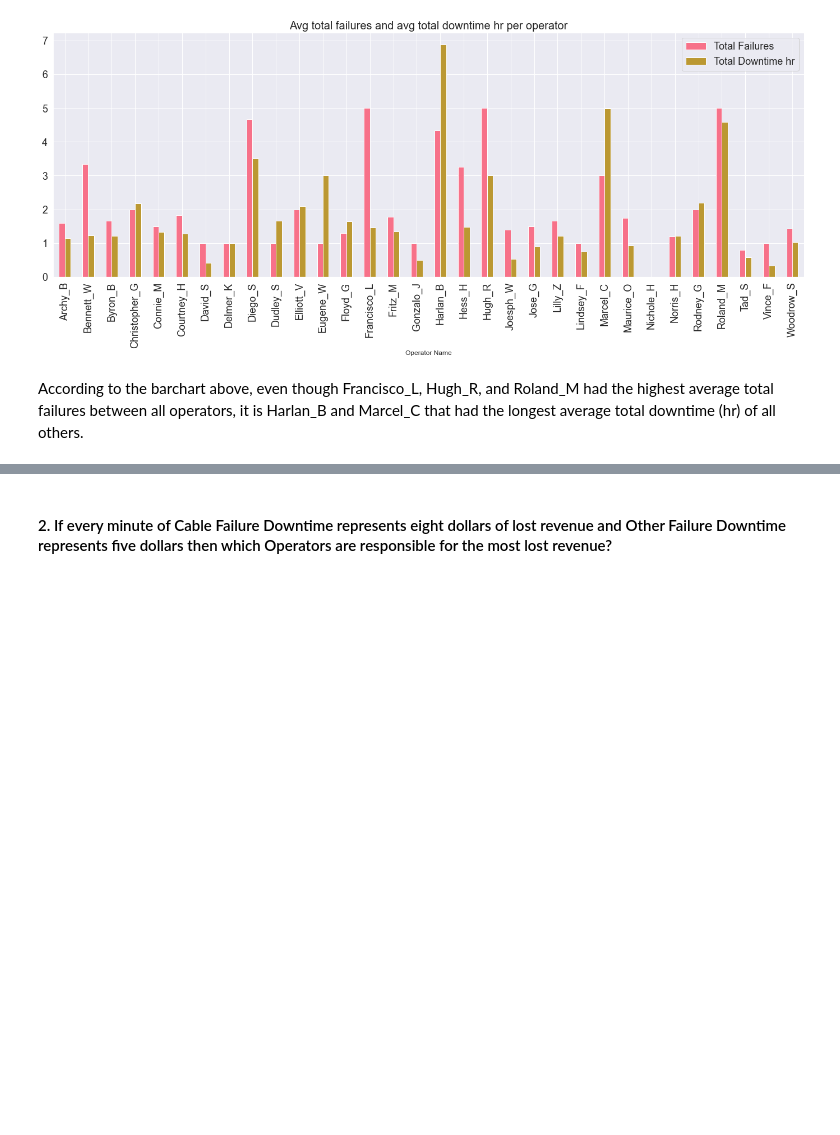
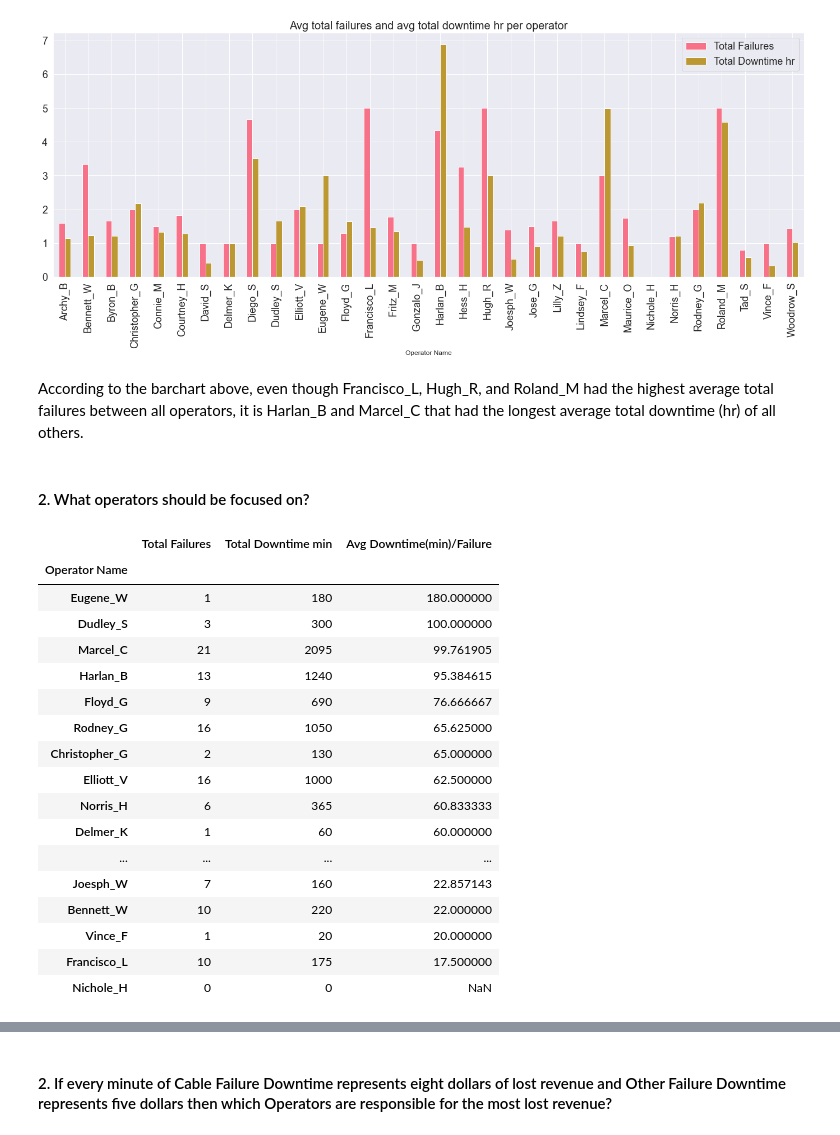
Before and after one commit to vilandao/analytics_onboarding, a Jupyter notebook: Exploration.ipynb, the cells around one changed output, grey strips where cells are left out. Cells and saved outputs as stored; diff of their text form; code cells hidden in the pictures; blank space fills up the shorter version.

```diff
--- a/Exploration.ipynb
+++ b/Exploration.ipynb
@@ -528,3 +530,33 @@ plt.show()
 [figure]
 # %% [markdown]
 According to the barchart above, even though Francisco_L, Hugh_R, and Roland_M had the highest average total failures between all operators, it is Harlan_B and Marcel_C that had the longest average total downtime (hr) of all others.
+# %% [markdown]
+#### 2. What operators should be focused on?
+# %%
+# create avg downtime/failure metric for each operator
+operator_dt_per_fl = combined_df[['Operator Name', 'Total Failures', 'Total Downtime min']]
+
+operator_dt_per_fl = operator_dt_per_fl.groupby('Operator Name')[['Total Failures','Total Downtime min']].sum()
+
+operator_dt_per_fl['Avg Downtime(min)/Failure'] = operator_dt_per_fl['Total Downtime min']/ operator_dt_per_fl['Total Failures']
+
+operator_dt_per_fl.sort_values(by = 'Avg Downtime(min)/Failure', ascending = False)
+# %% [output]
+|  | Total Failures | Total Downtime min | Avg Downtime(min)/Failure |
+| Operator Name |  |  |  |
+| Eugene_W | 1 | 180 | 180.000000 |
+| Dudley_S | 3 | 300 | 100.000000 |
+| Marcel_C | 21 | 2095 | 99.761905 |
+| Harlan_B | 13 | 1240 | 95.384615 |
+| Floyd_G | 9 | 690 | 76.666667 |
+| Rodney_G | 16 | 1050 | 65.625000 |
+| Christopher_G | 2 | 130 | 65.000000 |
+| Elliott_V | 16 | 1000 | 62.500000 |
+| Norris_H | 6 | 365 | 60.833333 |
+| Delmer_K | 1 | 60 | 60.000000 |
+| ... | ... | ... | ... |
+| Joesph_W | 7 | 160 | 22.857143 |
+| Bennett_W | 10 | 220 | 22.000000 |
+| Vince_F | 1 | 20 | 20.000000 |
+| Francisco_L | 10 | 175 | 17.500000 |
+| Nichole_H | 0 | 0 | NaN |
```
Also changed, not shown: parts of 3 cells of this notebook.
